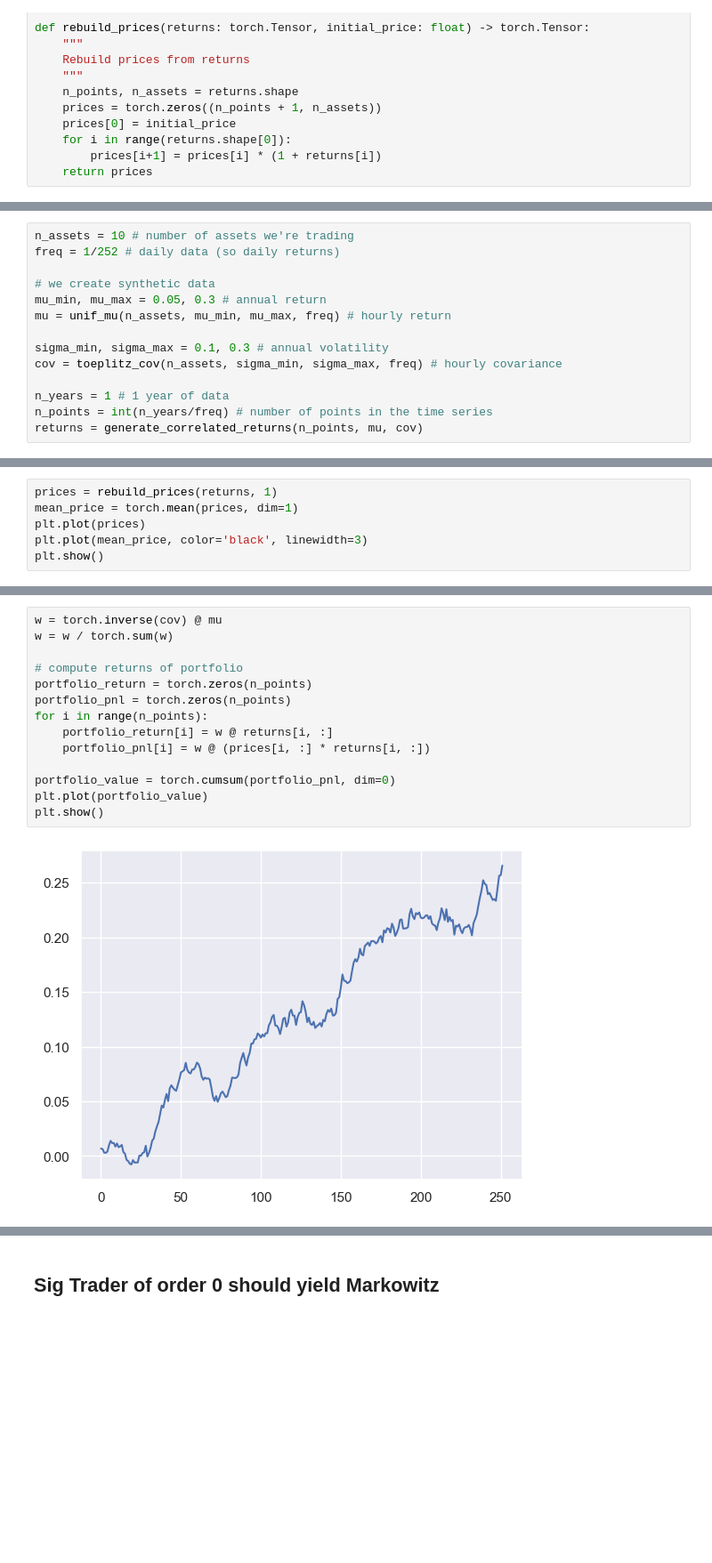
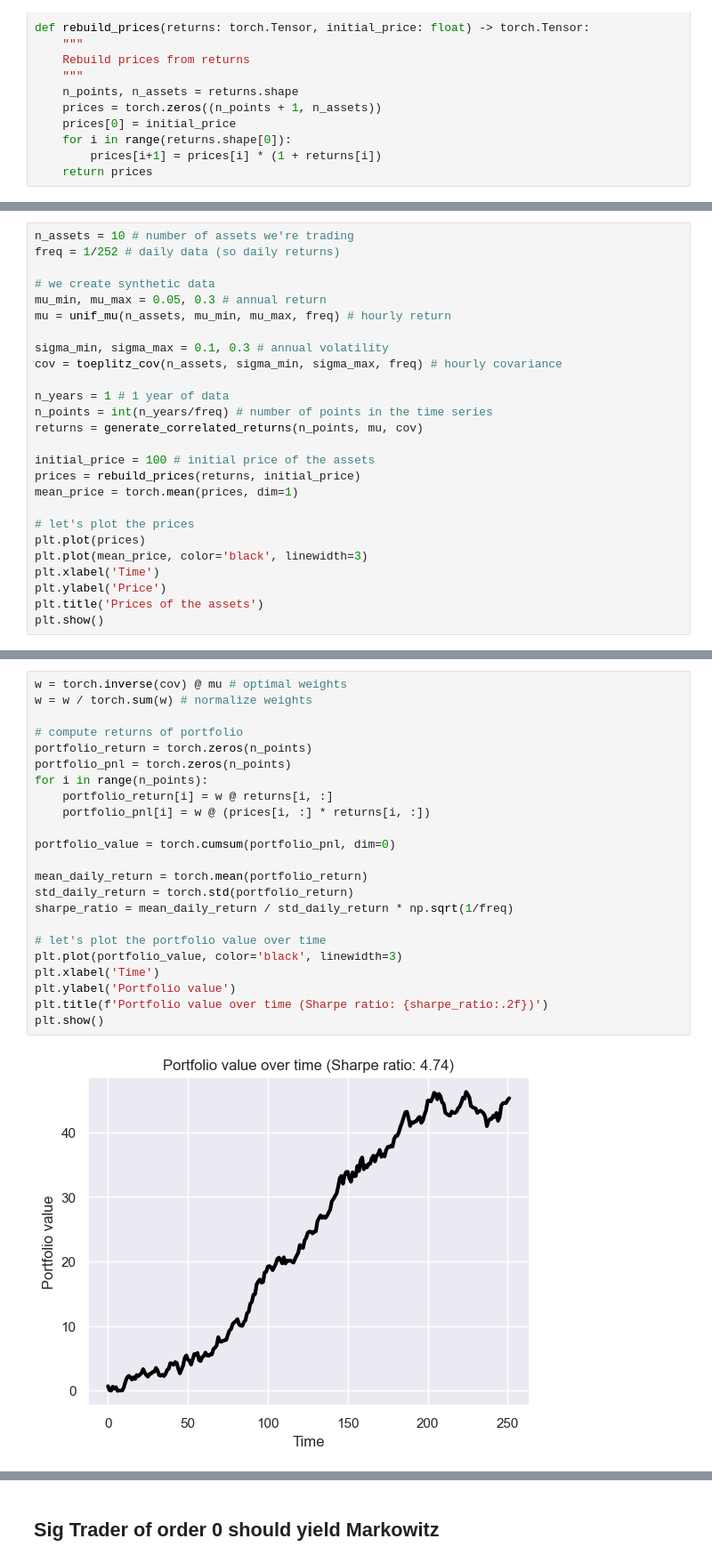
Before and after one commit to gaetanX21/SigTrading, a Jupyter notebook: src/markowitz.ipynb, the cells around one changed output, grey strips where cells are left out. Shown at 89% size. Saved outputs shown, nothing was run; the diff lists cells and outputs as text; blank space fills up the shorter version.

```diff
--- a/src/markowitz.ipynb
+++ b/src/markowitz.ipynb
@@ -64,3 +88,15 @@ cov = toeplitz_cov(n_assets, sigma_min, sigma_max, freq) # hourly covariance
 n_years = 1 # 1 year of data
 n_points = int(n_years/freq) # number of points in the time series
 returns = generate_correlated_returns(n_points, mu, cov)
+
+initial_price = 100 # initial price of the assets
+prices = rebuild_prices(returns, initial_price)
+mean_price = torch.mean(prices, dim=1)
+
+# let's plot the prices
+plt.plot(prices)
+plt.plot(mean_price, color='black', linewidth=3)
+plt.xlabel('Time')
+plt.ylabel('Price')
+plt.title('Prices of the assets')
+plt.show()
@@ -67,6 +104,0 @@ returns = generate_correlated_returns(n_points, mu, cov)
-# %%
-prices = rebuild_prices(returns, 1)
-mean_price = torch.mean(prices, dim=1)
-plt.plot(prices)
-plt.plot(mean_price, color='black', linewidth=3)
-plt.show()
@@ -77,16 +107,25 @@ plt.show()
 # %%
-w = torch.inverse(cov) @ mu
-w = w / torch.sum(w)
+w = torch.inverse(cov) @ mu # optimal weights
+w = w / torch.sum(w) # normalize weights
 
 # compute returns of portfolio
 portfolio_return = torch.zeros(n_points)
 portfolio_pnl = torch.zeros(n_points)
 for i in range(n_points):
     portfolio_return[i] = w @ returns[i, :]
     portfolio_pnl[i] = w @ (prices[i, :] * returns[i, :])
 
 portfolio_value = torch.cumsum(portfolio_pnl, dim=0)
-plt.plot(portfolio_value)
+
+mean_daily_return = torch.mean(portfolio_return)
+std_daily_return = torch.std(portfolio_return)
+sharpe_ratio = mean_daily_return / std_daily_return * np.sqrt(1/freq)
+
+# let's plot the portfolio value over time
+plt.plot(portfolio_value, color='black', linewidth=3)
+plt.xlabel('Time')
+plt.ylabel('Portfolio value')
+plt.title(f'Portfolio value over time (Sharpe ratio: {sharpe_ratio:.2f})')
 plt.show()
 # %% [output]
-[figure, old version]
+[figure, new version]
```
Also changed, not shown: parts of 19 cells of this notebook.
